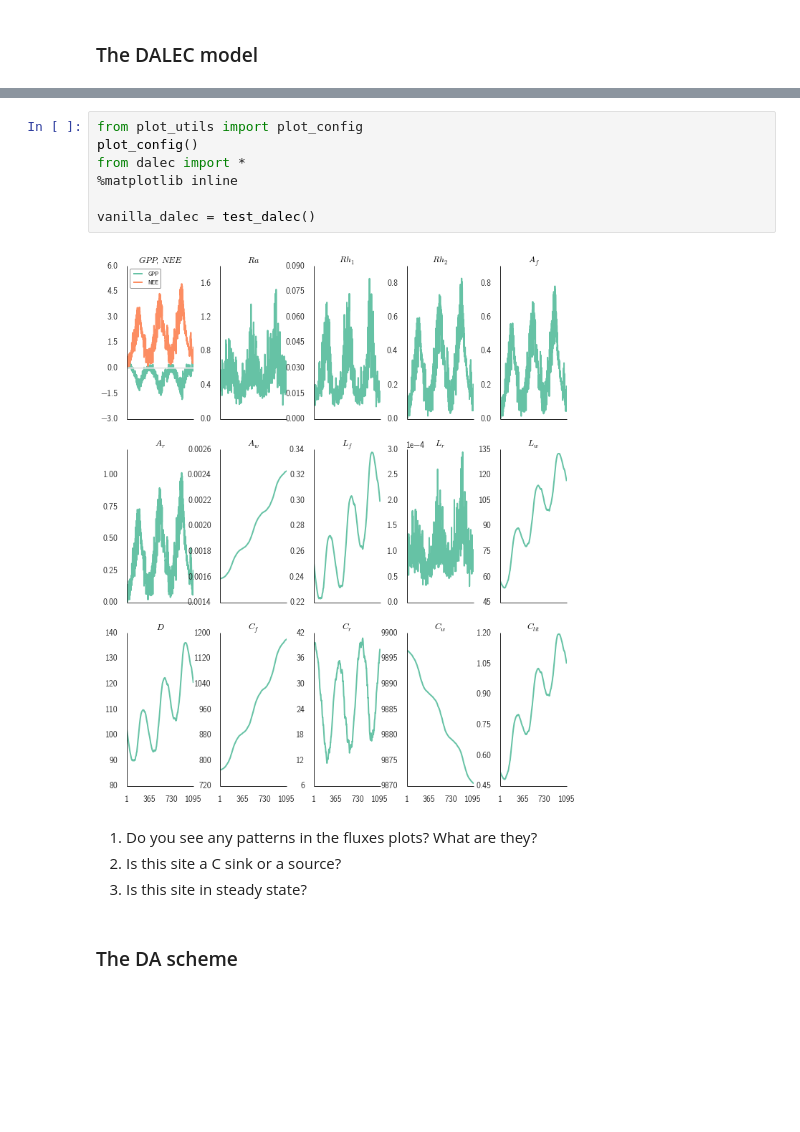
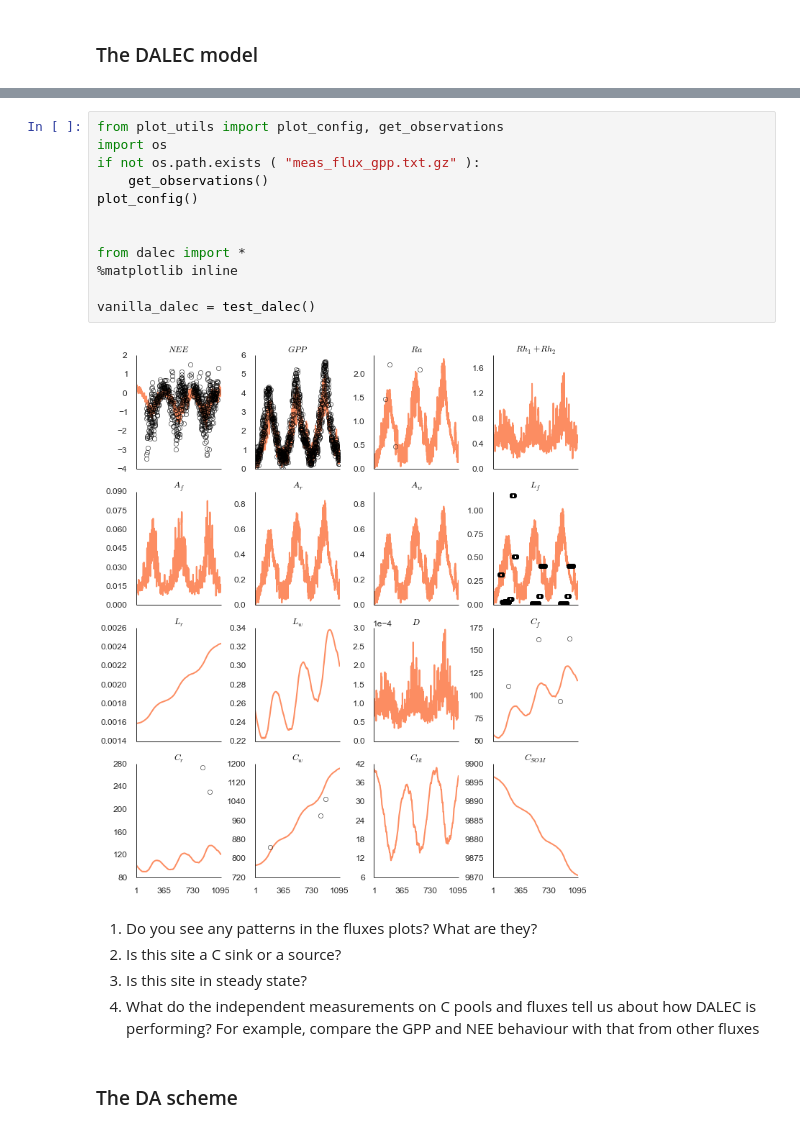
Before and after one commit to jgomezdans/dalec_pf, a Jupyter notebook: DA_practical.ipynb, the cells around one changed output, grey strips where cells are left out. Drawn from its saved outputs; the diff is of its cells as text; blank space fills up the shorter version.

Commit message:
Some extra text, as well as some rerun of the plots etc

```diff
--- a/DA_practical.ipynb
+++ b/DA_practical.ipynb
@@ -70,16 +70,22 @@ Let's see how the DALEC model works without any DA...
 # %%
-from plot_utils import plot_config
+from plot_utils import plot_config, get_observations
+import os
+if not os.path.exists ( "meas_flux_gpp.txt.gz" ):
+    get_observations()
 plot_config()
+
+
 from dalec import *
 %matplotlib inline
 
 vanilla_dalec = test_dalec()
 # %% [output]
-[figure, old version]
+[figure, new version]
 # %% [markdown]
 1. Do you see any patterns in the fluxes plots? What are they?
 2. Is this site a C sink or a source?
 3. Is this site in steady state?
+4. What do the independent measurements on C pools and fluxes tell us about how DALEC is performing? For example, compare the GPP and NEE behaviour with that from other fluxes
 # %% [markdown]
 ### The DA scheme
 # %% [markdown]
```
Also changed, not shown: parts of 10 cells of this notebook.
